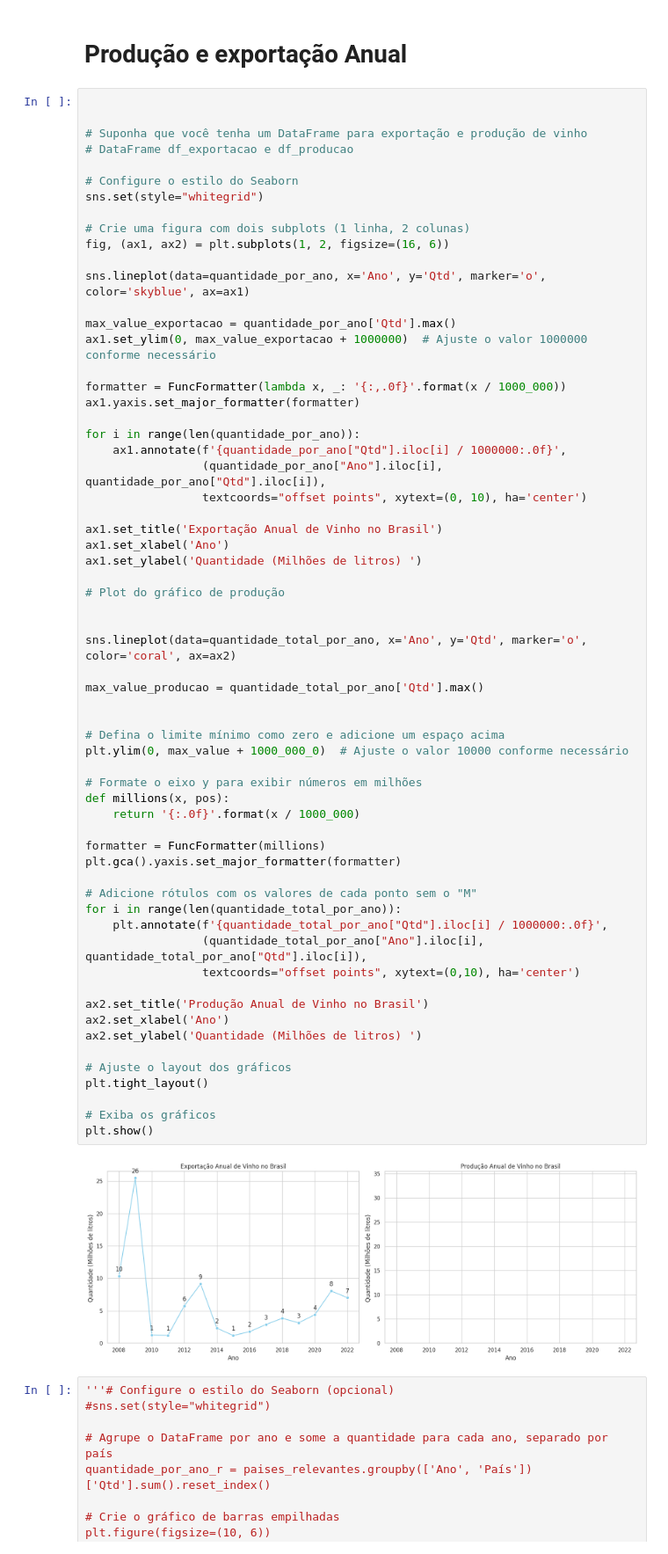
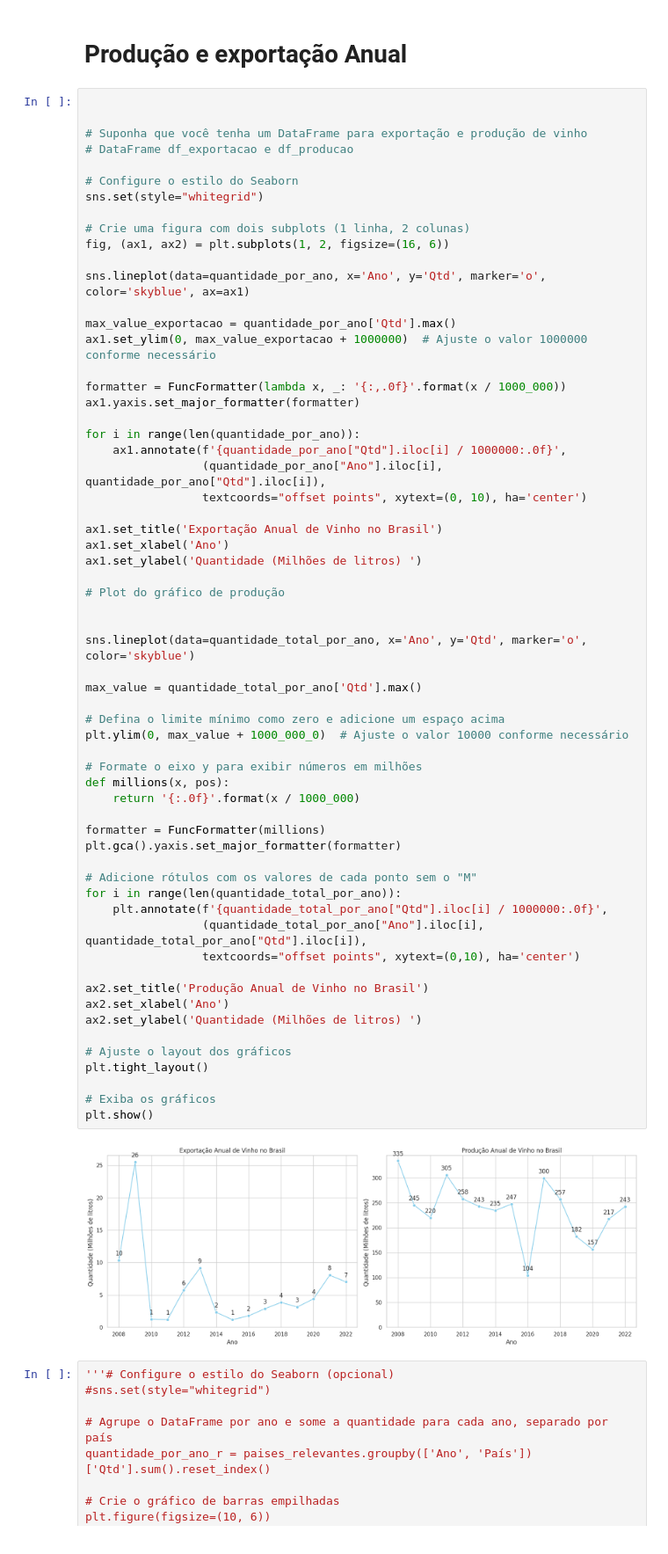
Before and after one commit to VivianeCorreia/Tech-Challenge, a Jupyter notebook: 2_challenge.ipynb, the cells around one changed output. Shown at 88% size. Drawn from its saved outputs; the diff is of its cells as text.

```diff
--- a/2_challenge.ipynb
+++ b/2_challenge.ipynb
@@ -710,38 +710,37 @@ ax1.set_ylabel('Quantidade (Milhões de litros) ')
 # Plot do gráfico de produção
 
 
-sns.lineplot(data=quantidade_total_por_ano, x='Ano', y='Qtd', marker='o', color='coral', ax=ax2)
+sns.lineplot(data=quantidade_total_por_ano, x='Ano', y='Qtd', marker='o', color='skyblue')
 
-max_value_producao = quantidade_total_por_ano['Qtd'].max()
-
+max_value = quantidade_total_por_ano['Qtd'].max()
 
 # Defina o limite mínimo como zero e adicione um espaço acima
 plt.ylim(0, max_value + 1000_000_0)  # Ajuste o valor 10000 conforme necessário
 
 # Formate o eixo y para exibir números em milhões
 def millions(x, pos):
     return '{:.0f}'.format(x / 1000_000)
 
 formatter = FuncFormatter(millions)
 plt.gca().yaxis.set_major_formatter(formatter)
 
 # Adicione rótulos com os valores de cada ponto sem o "M"
 for i in range(len(quantidade_total_por_ano)):
     plt.annotate(f'{quantidade_total_por_ano["Qtd"].iloc[i] / 1000000:.0f}',
                  (quantidade_total_por_ano["Ano"].iloc[i], quantidade_total_por_ano["Qtd"].iloc[i]),
                  textcoords="offset points", xytext=(0,10), ha='center')
 
 ax2.set_title('Produção Anual de Vinho no Brasil')
 ax2.set_xlabel('Ano')
 ax2.set_ylabel('Quantidade (Milhões de litros) ')
 
 # Ajuste o layout dos gráficos
 plt.tight_layout()
 
 # Exiba os gráficos
 plt.show()
 # %% [output]
-[figure, old version]
+[figure, new version]
 # %%
 '''# Configure o estilo do Seaborn (opcional)
 #sns.set(style="whitegrid")
```
Also changed, not shown: parts of 11 cells of this notebook.
